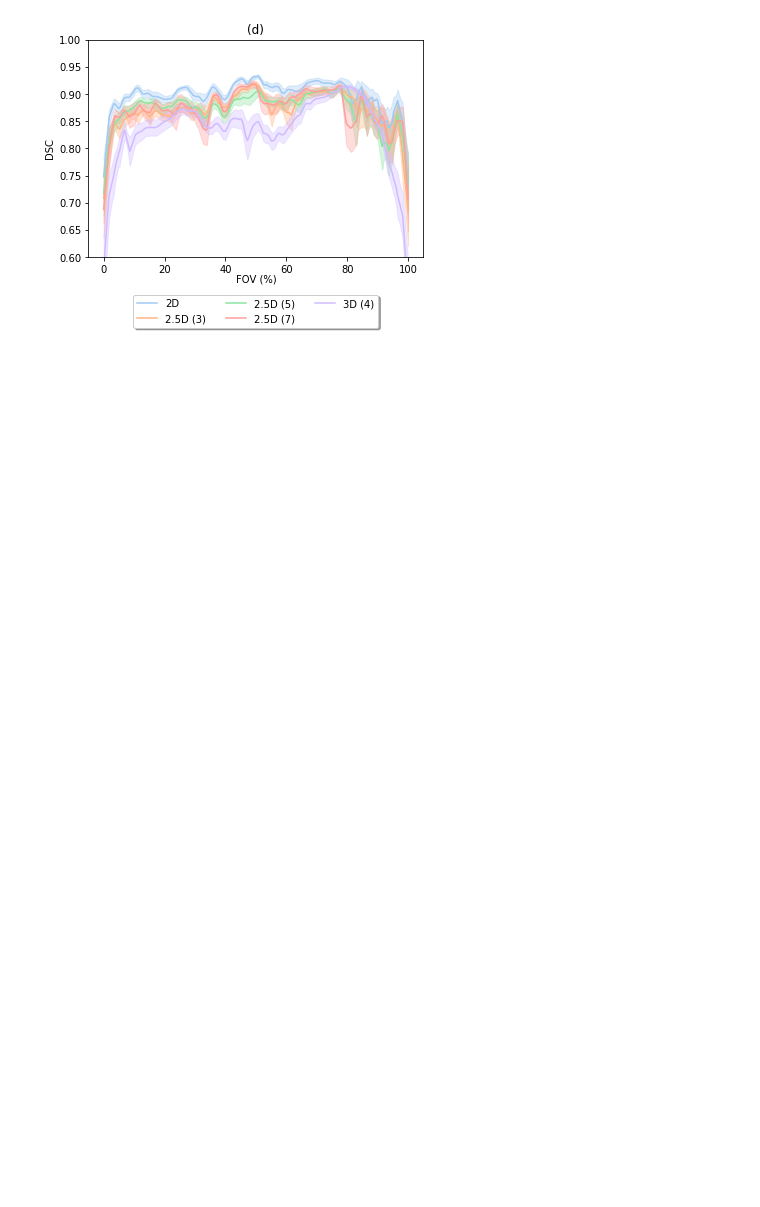
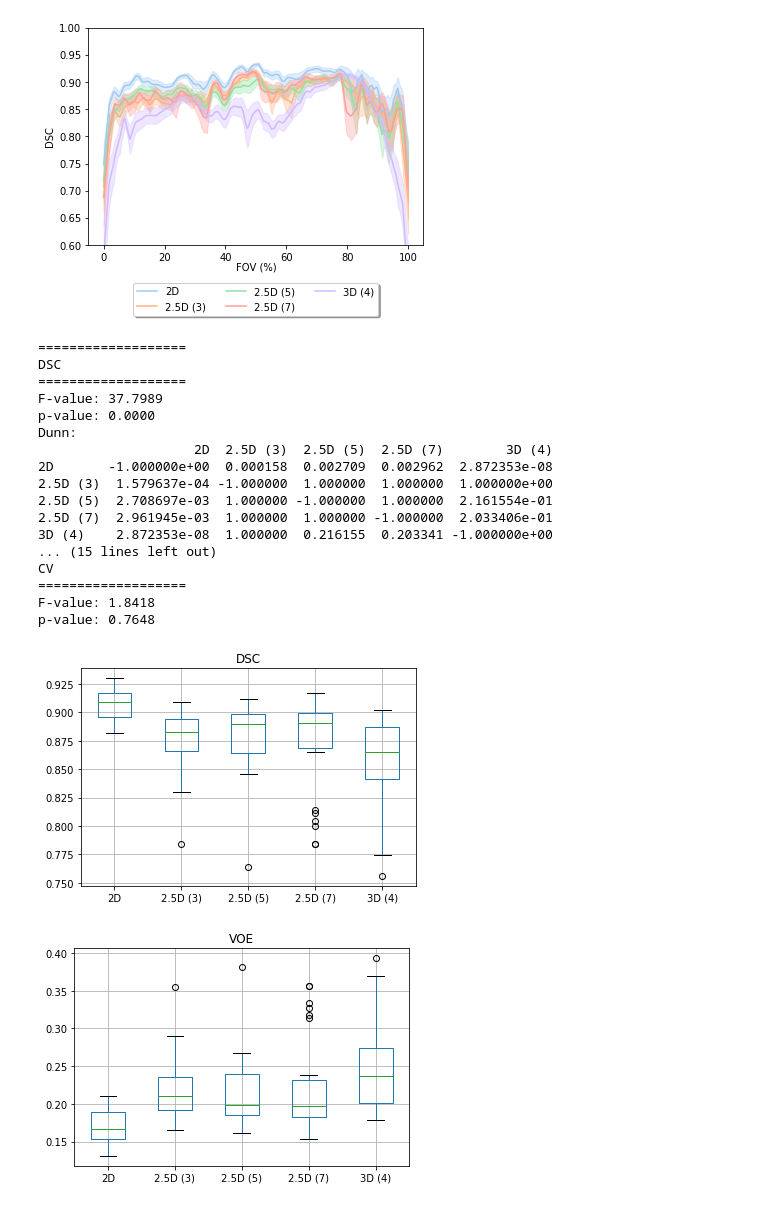
Before and after one commit to ad12/MedSegPy, a Jupyter notebook: analysis/exp_graphs.ipynb, the cells around one changed output. Cells and saved outputs as stored; diff of their text form; code cells hidden in the pictures; blank space fills up the shorter version.

```diff
--- a/analysis/exp_graphs.ipynb
+++ b/analysis/exp_graphs.ipynb
@@ -64,15 +131,35 @@ af.graph_slice_exp(AUGS, title='(b)')
 # %%
 # TODO: inspect training/testing
 
 VOLUME_2D = BASE_UNET
 VOLUME_2_5D_3 = '/bmrNAS/people/arjun/msk_seg_networks/volume_limited/unet_2_5d/2018-10-26-20-57-21/test_results' # 2.5D network with 3 slices (+/-1)
 VOLUME_2_5D_5 = '/bmrNAS/people/arjun/msk_seg_networks/volume_limited/unet_2_5d/2018-10-21-02-31-40/test_results' # 2.5D network with 5 slices (+/-2)
 VOLUME_2_5D_7 = '/bmrNAS/people/arjun/msk_seg_networks/volume_limited/unet_2_5d/2018-10-26-21-00-40/test_results' # 2.5D network with 7 slices (+/-3)
 VOLUME_3D = '/bmrNAS/people/arjun/msk_seg_networks/volume_limited/unet_3d_asc/test_results' # 3D network with 4 slice inputs
-LOSSES = {'filename': 'volume',
+VOLUMES = {'filename': 'volume',
          'keys': ['2D', '2.5D (3)', '2.5D (5)', '2.5D (7)', '3D (4)'],
          '2D': VOLUME_2D, '2.5D (3)': VOLUME_2_5D_3, '2.5D (5)': VOLUME_2_5D_5, '2.5D (7)': VOLUME_2_5D_7, '3D (4)': VOLUME_3D}
 
-af.graph_slice_exp(LOSSES, True, title='(d)')
+af.graph_slice_exp(VOLUMES, True, title='')
+stats.kruskal_dunn_analysis([VOLUME_2D, VOLUME_2_5D_3, VOLUME_2_5D_5, VOLUME_2_5D_7, VOLUME_3D], VOLUMES['keys'], 'stats-volume')
 # %% [output]
-[figure, old version]
+[figure, new version]
+===================
+DSC
+===================
+F-value: 37.7989
+p-value: 0.0000
+Dunn:
+                    2D  2.5D (3)  2.5D (5)  2.5D (7)        3D (4)
+2D       -1.000000e+00  0.000158  0.002709  0.002962  2.872353e-08
+2.5D (3)  1.579637e-04 -1.000000  1.000000  1.000000  1.000000e+00
+2.5D (5)  2.708697e-03  1.000000 -1.000000  1.000000  2.161554e-01
+2.5D (7)  2.961945e-03  1.000000  1.000000 -1.000000  2.033406e-01
+3D (4)    2.872353e-08  1.000000  0.216155  0.203341 -1.000000e+00
+... (15 lines left out)
+CV
+===================
+F-value: 1.8418
+p-value: 0.7648
+[figure, added]
+[figure, added]
```
Also changed, not shown: parts of 5 cells of this notebook, 3 other files.
